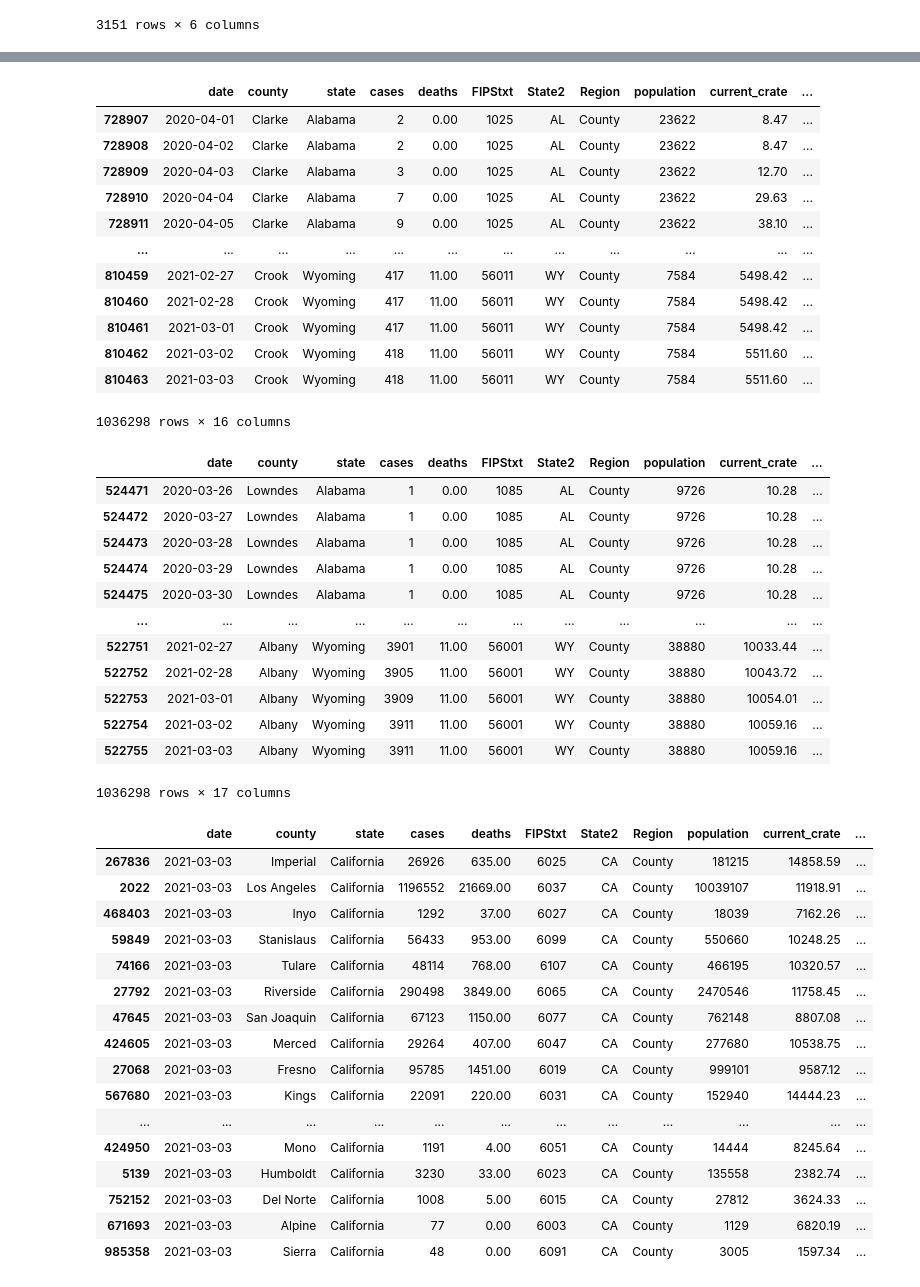
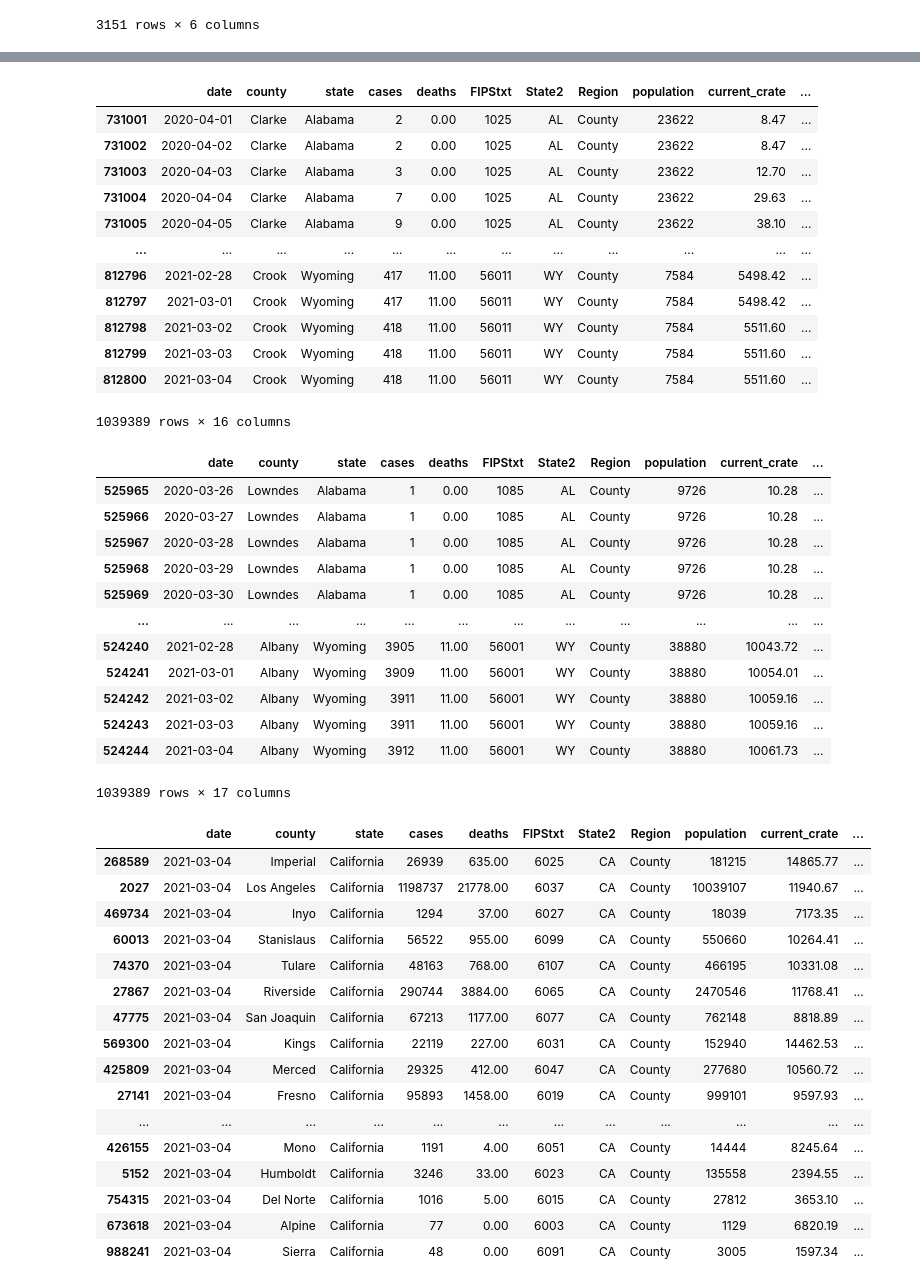
Before and after one commit to menlodoug/covid_crunching, a Jupyter notebook: pandas/COVID_USA.ipynb, the cells around one changed output, grey strips where cells are left out. Saved outputs shown, nothing was run; the diff lists cells and outputs as text; code cells hidden in the pictures.

```diff
--- a/pandas/COVID_USA.ipynb
+++ b/pandas/COVID_USA.ipynb
@@ -94,7 +94,7 @@ counties
 # %%
 # Isolate data from most current day.
 
-counties_us = counties[(counties['date'] == '2021-03-03') & (counties['Region'] == 'County')]
+counties_us = counties[(counties['date'] == '2021-03-04') & (counties['Region'] == 'County')]
 counties_us
 # %% [output]
 |  | date | county | state | cases | deaths | FIPStxt | State2 | Region | population | current_crate | ... |
@@ -208,18 +208,18 @@ usa['case_day'] = usa.groupby(['state','county']).cases.diff().fillna(usa.cases)
 usa
 # %% [output]
 |  | date | county | state | cases | deaths | FIPStxt | State2 | Region | population | current_crate | ... |
-| 728907 | 2020-04-01 | Clarke | Alabama | 2 | 0.00 | 1025 | AL | County | 23622 | 8.47 | ... |
-| 728908 | 2020-04-02 | Clarke | Alabama | 2 | 0.00 | 1025 | AL | County | 23622 | 8.47 | ... |
-| 728909 | 2020-04-03 | Clarke | Alabama | 3 | 0.00 | 1025 | AL | County | 23622 | 12.70 | ... |
-| 728910 | 2020-04-04 | Clarke | Alabama | 7 | 0.00 | 1025 | AL | County | 23622 | 29.63 | ... |
-| 728911 | 2020-04-05 | Clarke | Alabama | 9 | 0.00 | 1025 | AL | County | 23622 | 38.10 | ... |
+| 731001 | 2020-04-01 | Clarke | Alabama | 2 | 0.00 | 1025 | AL | County | 23622 | 8.47 | ... |
+| 731002 | 2020-04-02 | Clarke | Alabama | 2 | 0.00 | 1025 | AL | County | 23622 | 8.47 | ... |
+| 731003 | 2020-04-03 | Clarke | Alabama | 3 | 0.00 | 1025 | AL | County | 23622 | 12.70 | ... |
+| 731004 | 2020-04-04 | Clarke | Alabama | 7 | 0.00 | 1025 | AL | County | 23622 | 29.63 | ... |
+| 731005 | 2020-04-05 | Clarke | Alabama | 9 | 0.00 | 1025 | AL | County | 23622 | 38.10 | ... |
 | ... | ... | ... | ... | ... | ... | ... | ... | ... | ... | ... | ... |
-| 810459 | 2021-02-27 | Crook | Wyoming | 417 | 11.00 | 56011 | WY | County | 7584 | 5498.42 | ... |
-| 810460 | 2021-02-28 | Crook | Wyoming | 417 | 11.00 | 56011 | WY | County | 7584 | 5498.42 | ... |
-| 810461 | 2021-03-01 | Crook | Wyoming | 417 | 11.00 | 56011 | WY | County | 7584 | 5498.42 | ... |
-| 810462 | 2021-03-02 | Crook | Wyoming | 418 | 11.00 | 56011 | WY | County | 7584 | 5511.60 | ... |
-| 810463 | 2021-03-03 | Crook | Wyoming | 418 | 11.00 | 56011 | WY | County | 7584 | 5511.60 | ... |
+| 812796 | 2021-02-28 | Crook | Wyoming | 417 | 11.00 | 56011 | WY | County | 7584 | 5498.42 | ... |
+| 812797 | 2021-03-01 | Crook | Wyoming | 417 | 11.00 | 56011 | WY | County | 7584 | 5498.42 | ... |
+| 812798 | 2021-03-02 | Crook | Wyoming | 418 | 11.00 | 56011 | WY | County | 7584 | 5511.60 | ... |
+| 812799 | 2021-03-03 | Crook | Wyoming | 418 | 11.00 | 56011 | WY | County | 7584 | 5511.60 | ... |
+| 812800 | 2021-03-04 | Crook | Wyoming | 418 | 11.00 | 56011 | WY | County | 7584 | 5511.60 | ... |
-1036298 rows × 16 columns
+1039389 rows × 16 columns
 # %%
 # Break out daily death data from the New York Times csv that is cumulative in nature
 
@@ -228,18 +228,18 @@ usa['death_day'] = usa.groupby(['state','county']).deaths.diff().fillna(usa.deat
 usa
 # %% [output]
 |  | date | county | state | cases | deaths | FIPStxt | State2 | Region | population | current_crate | ... |
-| 524471 | 2020-03-26 | Lowndes | Alabama | 1 | 0.00 | 1085 | AL | County | 9726 | 10.28 | ... |
-| 524472 | 2020-03-27 | Lowndes | Alabama | 1 | 0.00 | 1085 | AL | County | 9726 | 10.28 | ... |
-| 524473 | 2020-03-28 | Lowndes | Alabama | 1 | 0.00 | 1085 | AL | County | 9726 | 10.28 | ... |
-| 524474 | 2020-03-29 | Lowndes | Alabama | 1 | 0.00 | 1085 | AL | County | 9726 | 10.28 | ... |
-| 524475 | 2020-03-30 | Lowndes | Alabama | 1 | 0.00 | 1085 | AL | County | 9726 | 10.28 | ... |
+| 525965 | 2020-03-26 | Lowndes | Alabama | 1 | 0.00 | 1085 | AL | County | 9726 | 10.28 | ... |
+| 525966 | 2020-03-27 | Lowndes | Alabama | 1 | 0.00 | 1085 | AL | County | 9726 | 10.28 | ... |
+| 525967 | 2020-03-28 | Lowndes | Alabama | 1 | 0.00 | 1085 | AL | County | 9726 | 10.28 | ... |
+| 525968 | 2020-03-29 | Lowndes | Alabama | 1 | 0.00 | 1085 | AL | County | 9726 | 10.28 | ... |
+| 525969 | 2020-03-30 | Lowndes | Alabama | 1 | 0.00 | 1085 | AL | County | 9726 | 10.28 | ... |
 | ... | ... | ... | ... | ... | ... | ... | ... | ... | ... | ... | ... |
-| 522751 | 2021-02-27 | Albany | Wyoming | 3901 | 11.00 | 56001 | WY | County | 38880 | 10033.44 | ... |
-| 522752 | 2021-02-28 | Albany | Wyoming | 3905 | 11.00 | 56001 | WY | County | 38880 | 10043.72 | ... |
-| 522753 | 2021-03-01 | Albany | Wyoming | 3909 | 11.00 | 56001 | WY | County | 38880 | 10054.01 | ... |
-| 522754 | 2021-03-02 | Albany | Wyoming | 3911 | 11.00 | 56001 | WY | County | 38880 | 10059.16 | ... |
-| 522755 | 2021-03-03 | Albany | Wyoming | 3911 | 11.00 | 56001 | WY | County | 38880 | 10059.16 | ... |
+| 524240 | 2021-02-28 | Albany | Wyoming | 3905 | 11.00 | 56001 | WY | County | 38880 | 10043.72 | ... |
+| 524241 | 2021-03-01 | Albany | Wyoming | 3909 | 11.00 | 56001 | WY | County | 38880 | 10054.01 | ... |
+| 524242 | 2021-03-02 | Albany | Wyoming | 3911 | 11.00 | 56001 | WY | County | 38880 | 10059.16 | ... |
+| 524243 | 2021-03-03 | Albany | Wyoming | 3911 | 11.00 | 56001 | WY | County | 38880 | 10059.16 | ... |
+| 524244 | 2021-03-04 | Albany | Wyoming | 3912 | 11.00 | 56001 | WY | County | 38880 | 10061.73 | ... |
-1036298 rows × 17 columns
+1039389 rows × 17 columns
 # %%
 # Export updated national data to csv for use in Tableau
 
@@ -247,26 +247,26 @@ usa.to_csv('daily_covid_us.csv', index=False)
 # %%
 # Filter California data to show only numbers for today
 
-counties_cal = usa[(usa['date'] == '2021-03-03') & (usa['state'] == 'California')]
+counties_cal = usa[(usa['date'] == '2021-03-04') & (usa['state'] == 'California')]
 counties_cal
 # %% [output]
 |  | date | county | state | cases | deaths | FIPStxt | State2 | Region | population | current_crate | ... |
-| 267836 | 2021-03-03 | Imperial | California | 26926 | 635.00 | 6025 | CA | County | 181215 | 14858.59 | ... |
-| 2022 | 2021-03-03 | Los Angeles | California | 1196552 | 21669.00 | 6037 | CA | County | 10039107 | 11918.91 | ... |
-| 468403 | 2021-03-03 | Inyo | California | 1292 | 37.00 | 6027 | CA | County | 18039 | 7162.26 | ... |
-| 59849 | 2021-03-03 | Stanislaus | California | 56433 | 953.00 | 6099 | CA | County | 550660 | 10248.25 | ... |
-| 74166 | 2021-03-03 | Tulare | California | 48114 | 768.00 | 6107 | CA | County | 466195 | 10320.57 | ... |
-| 27792 | 2021-03-03 | Riverside | California | 290498 | 3849.00 | 6065 | CA | County | 2470546 | 11758.45 | ... |
-| 47645 | 2021-03-03 | San Joaquin | California | 67123 | 1150.00 | 6077 | CA | County | 762148 | 8807.08 | ... |
-| 424605 | 2021-03-03 | Merced | California | 29264 | 407.00 | 6047 | CA | County | 277680 | 10538.75 | ... |
-| 27068 | 2021-03-03 | Fresno | California | 95785 | 1451.00 | 6019 | CA | County | 999101 | 9587.12 | ... |
-| 567680 | 2021-03-03 | Kings | California | 22091 | 220.00 | 6031 | CA | County | 152940 | 14444.23 | ... |
+| 268589 | 2021-03-04 | Imperial | California | 26939 | 635.00 | 6025 | CA | County | 181215 | 14865.77 | ... |
+| 2027 | 2021-03-04 | Los Angeles | California | 1198737 | 21778.00 | 6037 | CA | County | 10039107 | 11940.67 | ... |
+| 469734 | 2021-03-04 | Inyo | California | 1294 | 37.00 | 6027 | CA | County | 18039 | 7173.35 | ... |
+| 60013 | 2021-03-04 | Stanislaus | California | 56522 | 955.00 | 6099 | CA | County | 550660 | 10264.41 | ... |
+| 74370 | 2021-03-04 | Tulare | California | 48163 | 768.00 | 6107 | CA | County | 466195 | 10331.08 | ... |
+| 27867 | 2021-03-04 | Riverside | California | 290744 | 3884.00 | 6065 | CA | County | 2470546 | 11768.41 | ... |
+| 47775 | 2021-03-04 | San Joaquin | California | 67213 | 1177.00 | 6077 | CA | County | 762148 | 8818.89 | ... |
+| 569300 | 2021-03-04 | Kings | California | 22119 | 227.00 | 6031 | CA | County | 152940 | 14462.53 | ... |
+| 425809 | 2021-03-04 | Merced | California | 29325 | 412.00 | 6047 | CA | County | 277680 | 10560.72 | ... |
+| 27141 | 2021-03-04 | Fresno | California | 95893 | 1458.00 | 6019 | CA | County | 999101 | 9597.93 | ... |
 | ... | ... | ... | ... | ... | ... | ... | ... | ... | ... | ... | ... |
-| 424950 | 2021-03-03 | Mono | California | 1191 | 4.00 | 6051 | CA | County | 14444 | 8245.64 | ... |
-| 5139 | 2021-03-03 | Humboldt | California | 3230 | 33.00 | 6023 | CA | County | 135558 | 2382.74 | ... |
-| 752152 | 2021-03-03 | Del Norte | California | 1008 | 5.00 | 6015 | CA | County | 27812 | 3624.33 | ... |
-| 671693 | 2021-03-03 | Alpine | California | 77 | 0.00 | 6003 | CA | County | 1129 | 6820.19 | ... |
-| 985358 | 2021-03-03 | Sierra | California | 48 | 0.00 | 6091 | CA | County | 3005 | 1597.34 | ... |
+| 426155 | 2021-03-04 | Mono | California | 1191 | 4.00 | 6051 | CA | County | 14444 | 8245.64 | ... |
+| 5152 | 2021-03-04 | Humboldt | California | 3246 | 33.00 | 6023 | CA | County | 135558 | 2394.55 | ... |
+| 754315 | 2021-03-04 | Del Norte | California | 1016 | 5.00 | 6015 | CA | County | 27812 | 3653.10 | ... |
+| 673618 | 2021-03-04 | Alpine | California | 77 | 0.00 | 6003 | CA | County | 1129 | 6820.19 | ... |
+| 988241 | 2021-03-04 | Sierra | California | 48 | 0.00 | 6091 | CA | County | 3005 | 1597.34 | ... |
 # %%
 # Show top 10 California counties based on largest current infection rate
 
```
Also changed, not shown: parts of 12 cells of this notebook, 33 other files.
